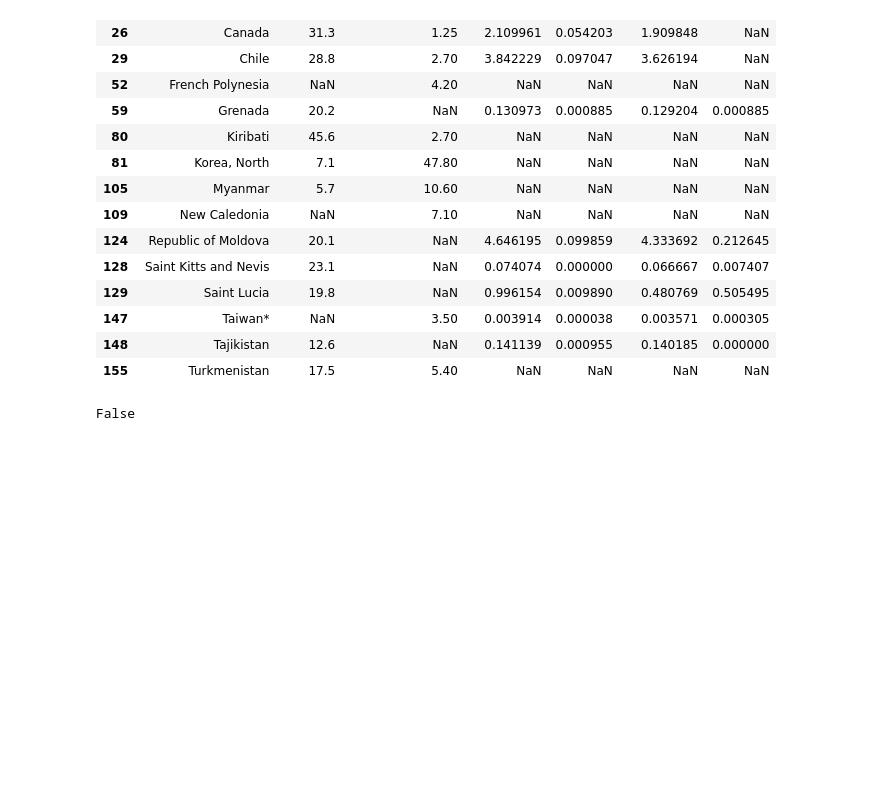
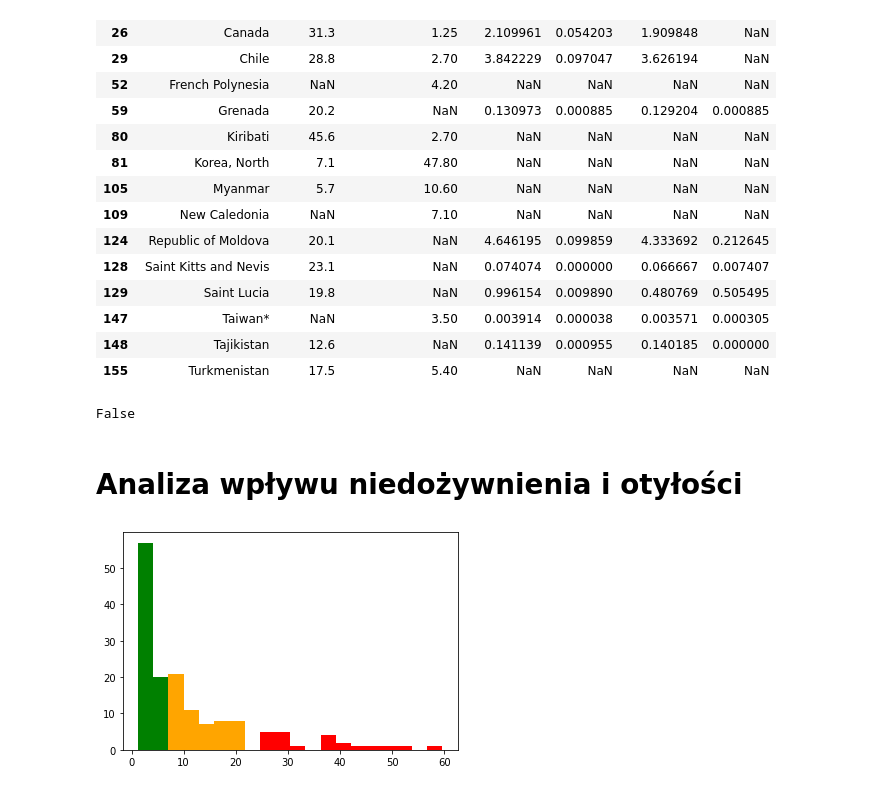
Before and after one commit to GrzegorzKazana/covid-diet-analysis, a Jupyter notebook: covid-project.ipynb, the cells around one changed output. Cells and saved outputs as stored; diff of their text form; code cells hidden in the pictures; blank space fills up the shorter version.

```diff
--- a/covid-project.ipynb
+++ b/covid-project.ipynb
@@ -136,3 +139,27 @@ data = data.reset_index()
 data.isnull().values.any()
 # %% [output]
 False
+# %% [markdown]
+# Analiza wpływu niedożywnienia i otyłości
+# %%
+# histogram niedożywienia
+undernourishment_brakpoints = {
+    'low': 7.5,
+    'medium': 25,
+    'high': 100,
+}
+
+hist, bins = np.histogram(data['Undernourished'], bins=20)
+bin_centers = (bins[:-1] + bins[1:]) / 2
+bin_widths = bins[1:] - bins[:-1]
+
+low_mask = bin_centers <= undernourishment_brakpoints['low']
+medium_mask = (bin_centers > undernourishment_brakpoints['low']) & (bin_centers <= undernourishment_brakpoints['medium'])
+high_mask = bin_centers > undernourishment_brakpoints['medium']
+
+plt.bar(bin_centers[low_mask], hist[low_mask], width=bin_widths[low_mask], color='green')
+plt.bar(bin_centers[medium_mask], hist[medium_mask], width=bin_widths[medium_mask], color='orange')
+plt.bar(bin_centers[high_mask], hist[high_mask], width=bin_widths[high_mask], color='red')
+plt.show()
+# %% [output]
+[figure, added]
```
Also changed, not shown: parts of 7 cells of this notebook.
